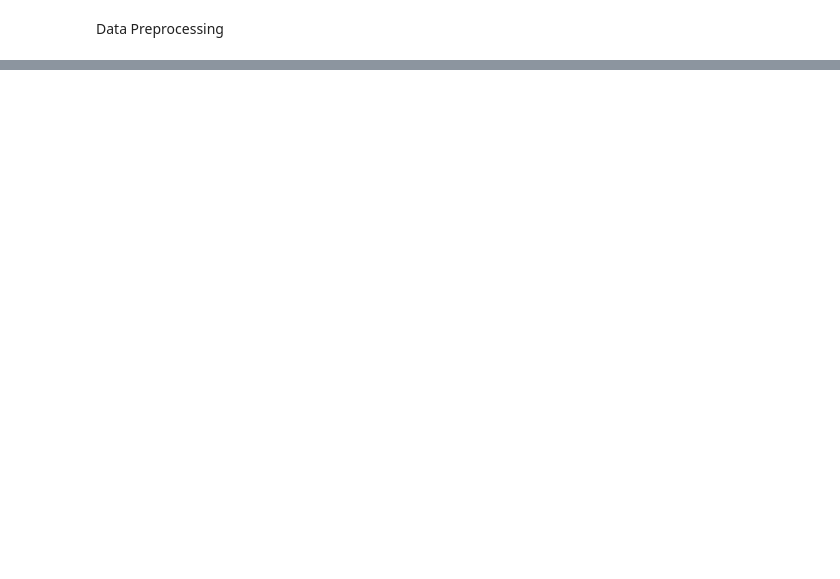
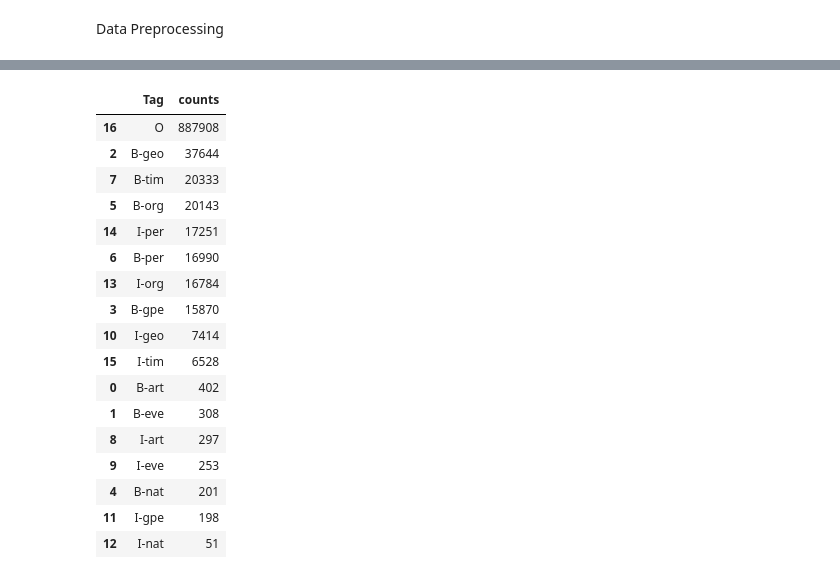
Before and after one commit to pypratikyesankar9/NLP_demystified, a Jupyter notebook: Named_entity_first_cut_model.ipynb, the cells around one changed output, grey strips where cells are left out. Saved outputs shown, nothing was run; the diff lists cells and outputs as text; code cells hidden in the pictures; blank space fills up the shorter version.

```diff
--- a/Named_entity_first_cut_model.ipynb
+++ b/Named_entity_first_cut_model.ipynb
@@ -30,0 +99,21 @@ SyntaxError: invalid syntax (<ipython-input-5-75aafad1888b>, line 1)
+# %%
+data.groupby('Tag').size().reset_index(name='counts').sort_values(by = 'counts', ascending= False)
+# %% [output]
+|  | Tag | counts |
+| 16 | O | 887908 |
+| 2 | B-geo | 37644 |
+| 7 | B-tim | 20333 |
+| 5 | B-org | 20143 |
+| 14 | I-per | 17251 |
+| 6 | B-per | 16990 |
+| 13 | I-org | 16784 |
+| 3 | B-gpe | 15870 |
+| 10 | I-geo | 7414 |
+| 15 | I-tim | 6528 |
+| 0 | B-art | 402 |
+| 1 | B-eve | 308 |
+| 8 | I-art | 297 |
+| 9 | I-eve | 253 |
+| 4 | B-nat | 201 |
+| 11 | I-gpe | 198 |
+| 12 | I-nat | 51 |
```
Also changed, not shown: parts of 23 cells of this notebook.
